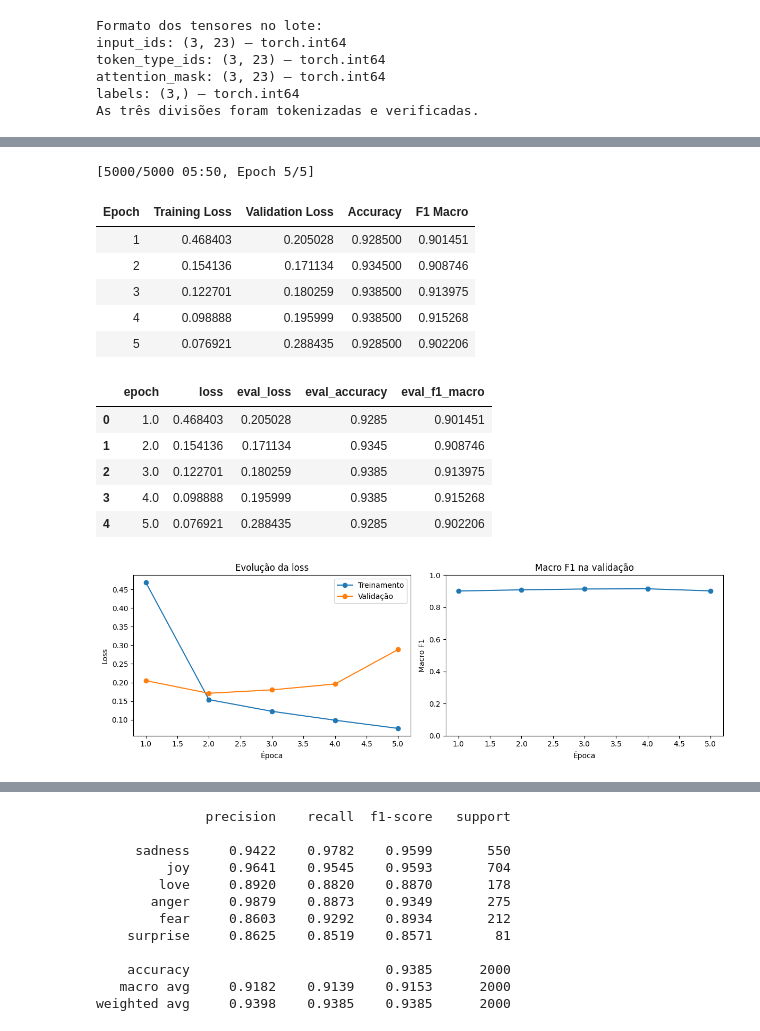
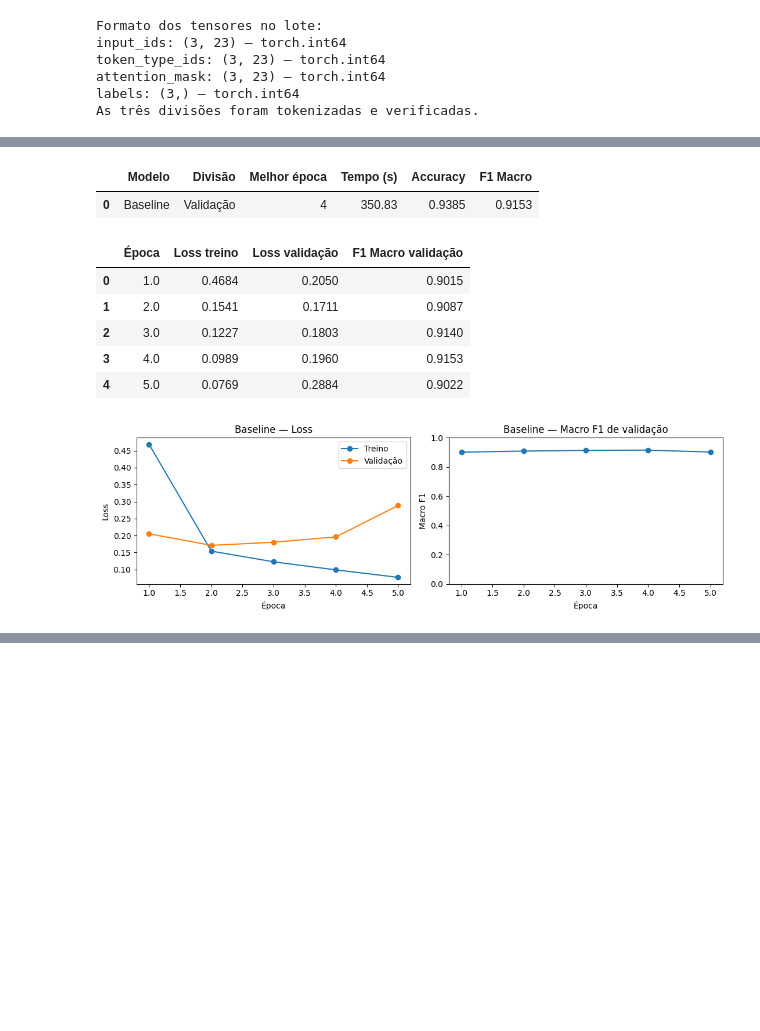
Before and after one commit to DaviSeiji/transformers-rn, a Jupyter notebook: Projeto5_Transformers.ipynb, the cells around one changed output, grey strips where cells are left out. Drawn from its saved outputs; the diff is of its cells as text; code cells hidden in the pictures; blank space fills up the shorter version.

```diff
--- a/Projeto5_Transformers.ipynb
+++ b/Projeto5_Transformers.ipynb
@@ -333,42 +319,19 @@ Referência: [checkpoint DistilBERT](https://huggingface.co/distilbert/distilber
 # %%
-# Confere a ordem original das seis emoções antes de configurar o modelo.
 assert nomes_classes == ["sadness", "joy", "love", "anger", "fear", "surprise"]
-
 id2label = dict(enumerate(nomes_classes))
 label2id = {emocao: indice for indice, emocao in id2label.items()}
-
 dispositivo = torch.device("cuda" if torch.cuda.is_available() else "cpu")
 
-# Torna reproduzível também a inicialização da nova cabeça ao reexecutar a célula.
-torch.manual_seed(SEMENTE)
-modelo = AutoModelForSequenceClassification.from_pretrained(
-    NOME_MODELO,
-    num_labels=6,
-    id2label=id2label,
-    label2id=label2id,
+configuracao_modelo = json.loads(
+    Path("results/baseline/melhor_modelo/config.json").read_text(encoding="utf-8")
 )
-modelo = modelo.to(dispositivo)
-
-assert modelo.config.num_labels == 6
-assert modelo.config.id2label == id2label
-assert modelo.config.label2id == label2id
-
-parametros_totais = sum(parametro.numel() for parametro in modelo.parameters())
-parametros_treinaveis = sum(
-    parametro.numel() for parametro in modelo.parameters() if parametro.requires_grad
+parametros_modelo = json.loads(
+    Path("results/baseline/parametros_modelo.json").read_text(encoding="utf-8")
 )
-
-print(f"Checkpoint: {NOME_MODELO}")
-print(f"Arquitetura: {modelo.__class__.__name__}")
-print(f"Dispositivo: {next(modelo.parameters()).device}")
-print(f"Camadas Transformer: {modelo.config.n_layers}")
-print(f"Cabeças de atenção por camada: {modelo.config.n_heads}")
-print(f"Dimensão das representações: {modelo.config.dim}")
-print(f"Cabeça de classificação: {modelo.classifier}")
-print(f"Parâmetros totais: {parametros_totais:,}")
-print(f"Parâmetros treináveis: {parametros_treinaveis:,}")
-display(pd.DataFrame({
-    "Rótulo": list(id2label.keys()),
-    "Emoção": list(id2label.values()),
-}))
+display(pd.DataFrame([{
+    "Checkpoint original": NOME_MODELO,
+    "Arquitetura": configuracao_modelo["architectures"][0],
+    "Classes": len(nomes_classes),
+    "Parâmetros": parametros_modelo["totais"],
+}]))
 # %% [output]
@@ -746,3 +693,3 @@ Execute a célula abaixo para treinar. O Trainer usa GPU CUDA quando disponível
 # %%
-resultado_baseline = treinar_experimento("baseline", HIPERPARAMETROS_FIXOS)
+apresentar_modelo("baseline")
 # %% [output]
@@ -767,14 +696,9 @@ baseline {'totais': 66958086, 'treinaveis': 66958086}
-[5000/5000 05:50, Epoch 5/5]
-| Epoch | Training Loss | Validation Loss | Accuracy | F1 Macro |
-| 1 | 0.468403 | 0.205028 | 0.928500 | 0.901451 |
-| 2 | 0.154136 | 0.171134 | 0.934500 | 0.908746 |
-| 3 | 0.122701 | 0.180259 | 0.938500 | 0.913975 |
-| 4 | 0.098888 | 0.195999 | 0.938500 | 0.915268 |
-| 5 | 0.076921 | 0.288435 | 0.928500 | 0.902206 |
+|  | Modelo | Divisão | Melhor época | Tempo (s) | Accuracy | F1 Macro |
+| 0 | Baseline | Validação | 4 | 350.83 | 0.9385 | 0.9153 |
-|  | epoch | loss | eval_loss | eval_accuracy | eval_f1_macro |
-| 0 | 1.0 | 0.468403 | 0.205028 | 0.9285 | 0.901451 |
-| 1 | 2.0 | 0.154136 | 0.171134 | 0.9345 | 0.908746 |
-| 2 | 3.0 | 0.122701 | 0.180259 | 0.9385 | 0.913975 |
-| 3 | 4.0 | 0.098888 | 0.195999 | 0.9385 | 0.915268 |
-| 4 | 5.0 | 0.076921 | 0.288435 | 0.9285 | 0.902206 |
+|  | Época | Loss treino | Loss validação | F1 Macro validação |
+| 0 | 1.0 | 0.4684 | 0.2050 | 0.9015 |
+| 1 | 2.0 | 0.1541 | 0.1711 | 0.9087 |
+| 2 | 3.0 | 0.1227 | 0.1803 | 0.9140 |
+| 3 | 4.0 | 0.0989 | 0.1960 | 0.9153 |
+| 4 | 5.0 | 0.0769 | 0.2884 | 0.9022 |
-[figure, old version]
+[figure, new version]
@@ -782,12 +704,0 @@ baseline {'totais': 66958086, 'treinaveis': 66958086}
-              precision    recall  f1-score   support
-
-     sadness     0.9422    0.9782    0.9599       550
-         joy     0.9641    0.9545    0.9593       704
-        love     0.8920    0.8820    0.8870       178
-       anger     0.9879    0.8873    0.9349       275
-        fear     0.8603    0.9292    0.8934       212
-    surprise     0.8625    0.8519    0.8571        81
-
-    accuracy                         0.9385      2000
-   macro avg     0.9182    0.9139    0.9153      2000
-weighted avg     0.9398    0.9385    0.9385      2000
```
Also changed, not shown: parts of 44 cells of this notebook, 17 other files.
